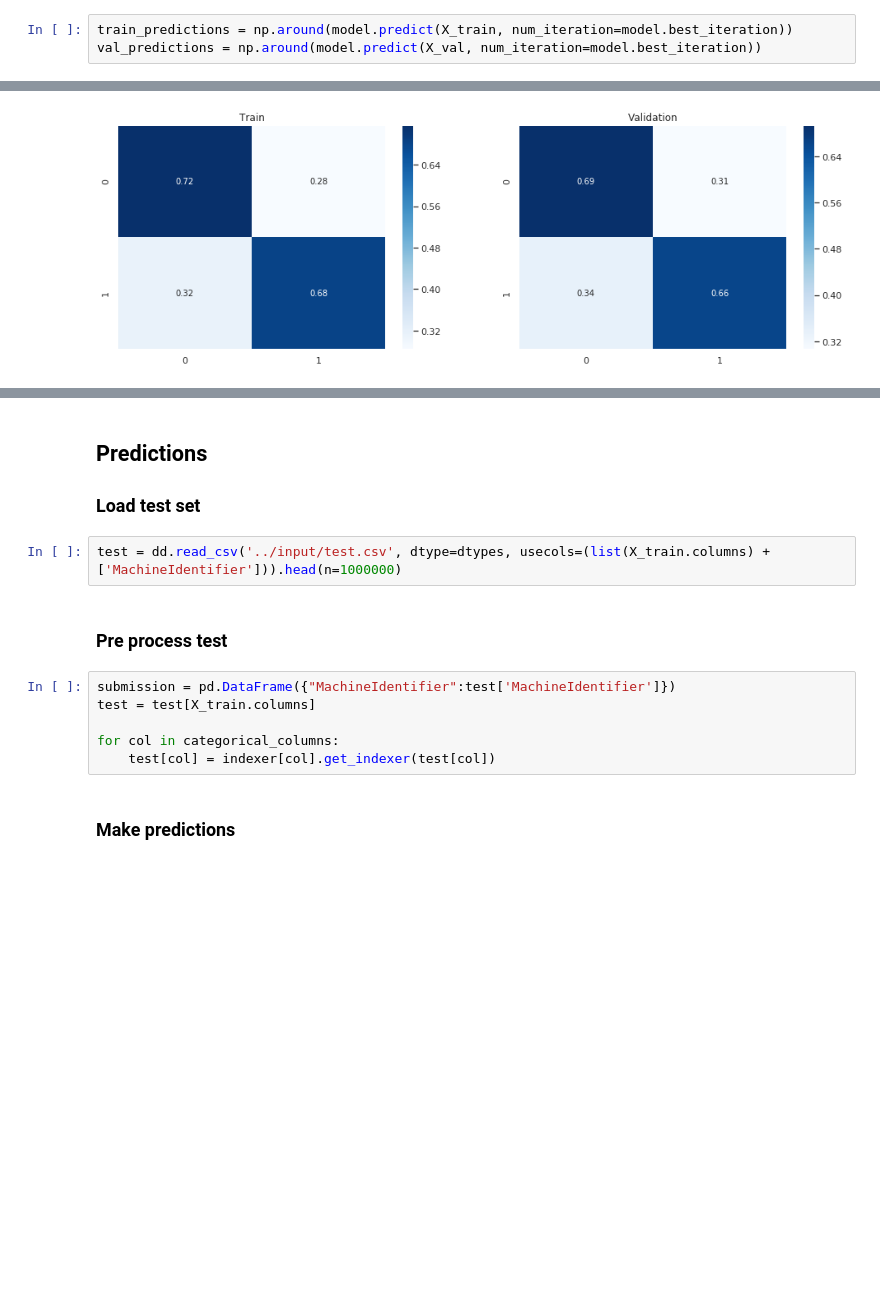
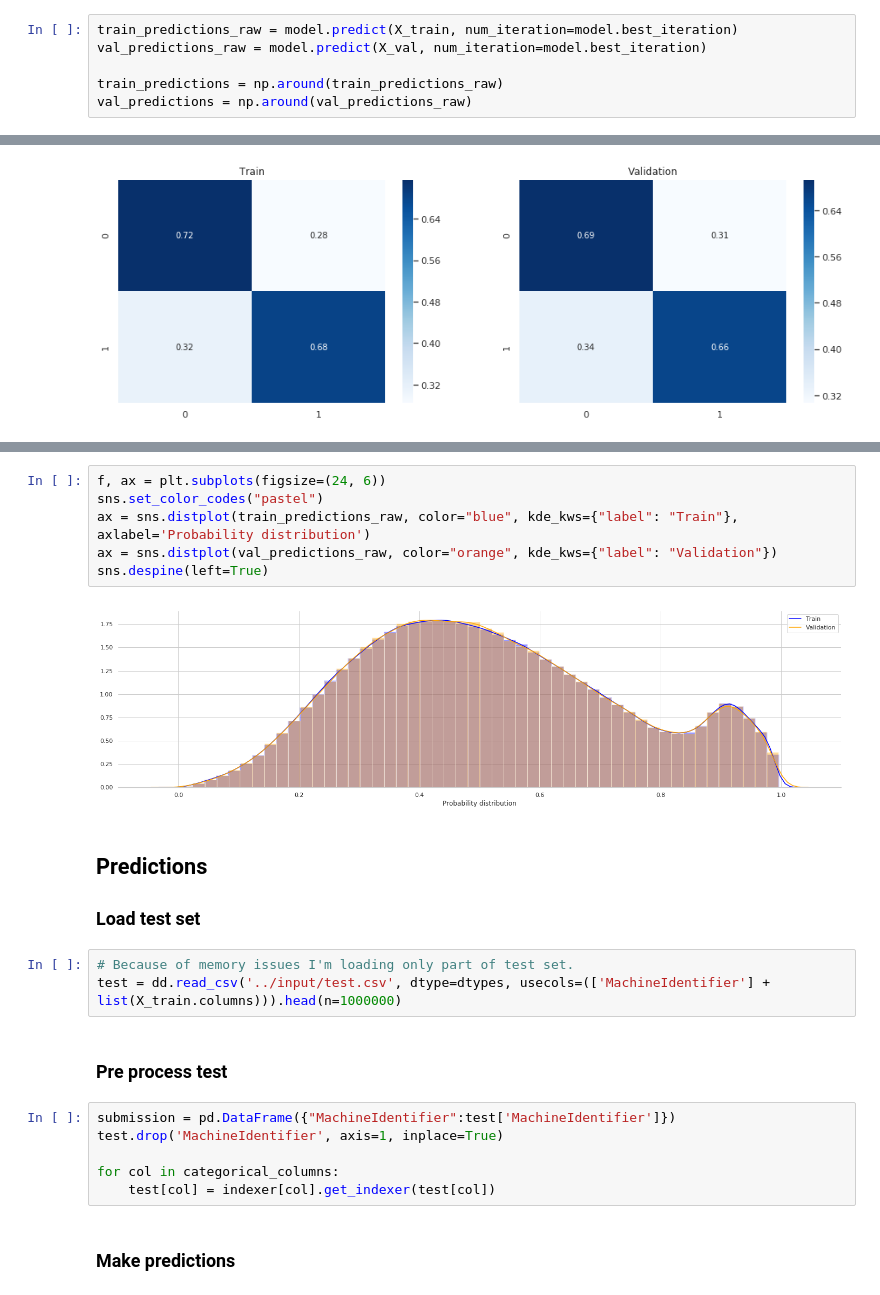
Before and after one commit to dimitreOliveira/MachineLearning, a Jupyter notebook: Kaggle/Microsoft Malware Prediction/Malware Detection - EDA and LGBM.ipynb, the cells around one changed output, grey strips where cells are left out. Drawn from its saved outputs; the diff is of its cells as text; blank space fills up the shorter version.

Commit message:
Updated Microsoft Malware Prediction competition
Updated Microsoft Malware Prediction competition - Malware Detection - EDA and LGBM notebook.

```diff
--- a/Kaggle/Microsoft Malware Prediction/Malware Detection - EDA and LGBM.ipynb
+++ b/Kaggle/Microsoft Malware Prediction/Malware Detection - EDA and LGBM.ipynb
@@ -405,8 +406,11 @@ plt.show()
 # %% [output]
 [figure]
 # %%
-train_predictions = np.around(model.predict(X_train, num_iteration=model.best_iteration))
-val_predictions = np.around(model.predict(X_val, num_iteration=model.best_iteration))
+train_predictions_raw = model.predict(X_train, num_iteration=model.best_iteration)
+val_predictions_raw = model.predict(X_val, num_iteration=model.best_iteration)
+
+train_predictions = np.around(train_predictions_raw)
+val_predictions = np.around(val_predictions_raw)
 # %% [markdown]
 ### Model metrics
 # %%
@@ -456,14 +464,23 @@ plt.show()
+# %%
+f, ax = plt.subplots(figsize=(24, 6))
+sns.set_color_codes("pastel")
+ax = sns.distplot(train_predictions_raw, color="blue", kde_kws={"label": "Train"}, axlabel='Probability distribution')
+ax = sns.distplot(val_predictions_raw, color="orange", kde_kws={"label": "Validation"})
+sns.despine(left=True)
+# %% [output]
+[figure, added]
 # %% [markdown]
 ## Predictions
 
 ### Load test set
 # %%
-test = dd.read_csv('../input/test.csv', dtype=dtypes, usecols=(list(X_train.columns) + ['MachineIdentifier'])).head(n=1000000)
+# Because of memory issues I'm loading only part of test set.
+test = dd.read_csv('../input/test.csv', dtype=dtypes, usecols=(['MachineIdentifier'] + list(X_train.columns))).head(n=1000000)
 # %% [markdown]
 ### Pre process test
 # %%
 submission = pd.DataFrame({"MachineIdentifier":test['MachineIdentifier']})
-test = test[X_train.columns]
+test.drop('MachineIdentifier', axis=1, inplace=True)
 
 for col in categorical_columns:
     test[col] = indexer[col].get_indexer(test[col])
```
Also changed, not shown: parts of 10 cells of this notebook.
